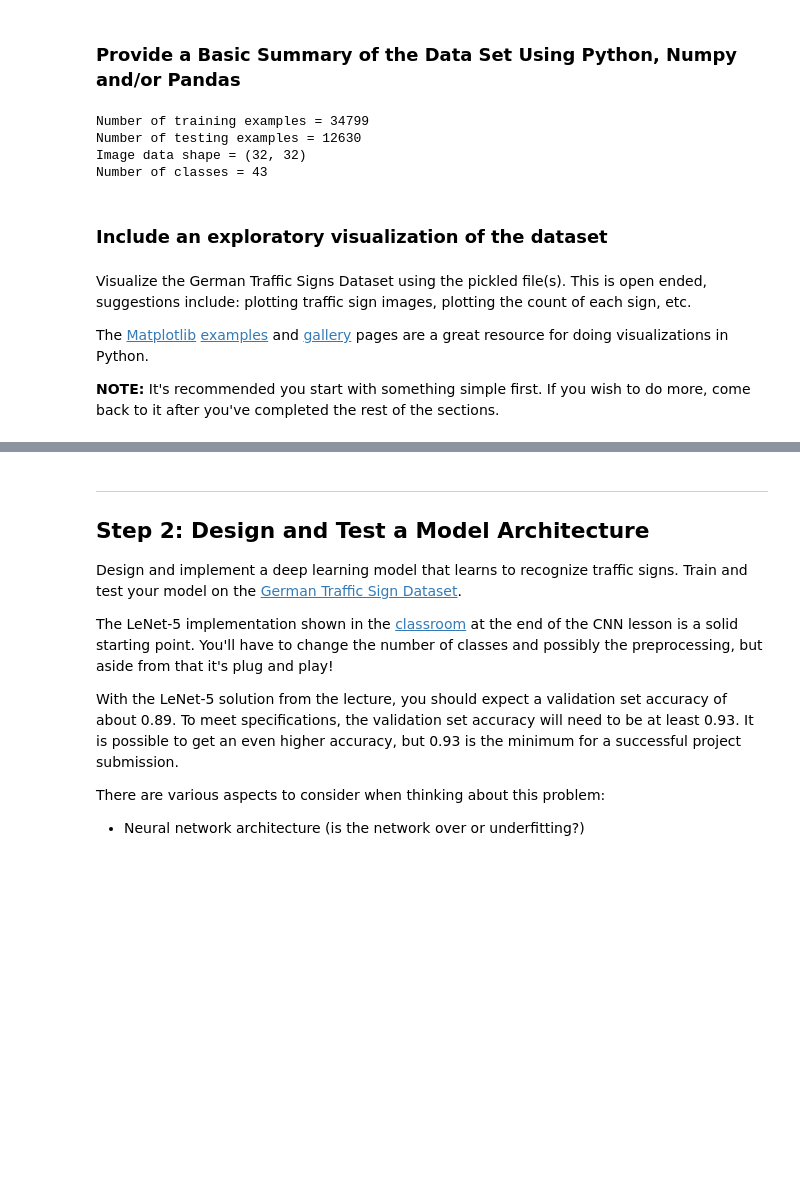
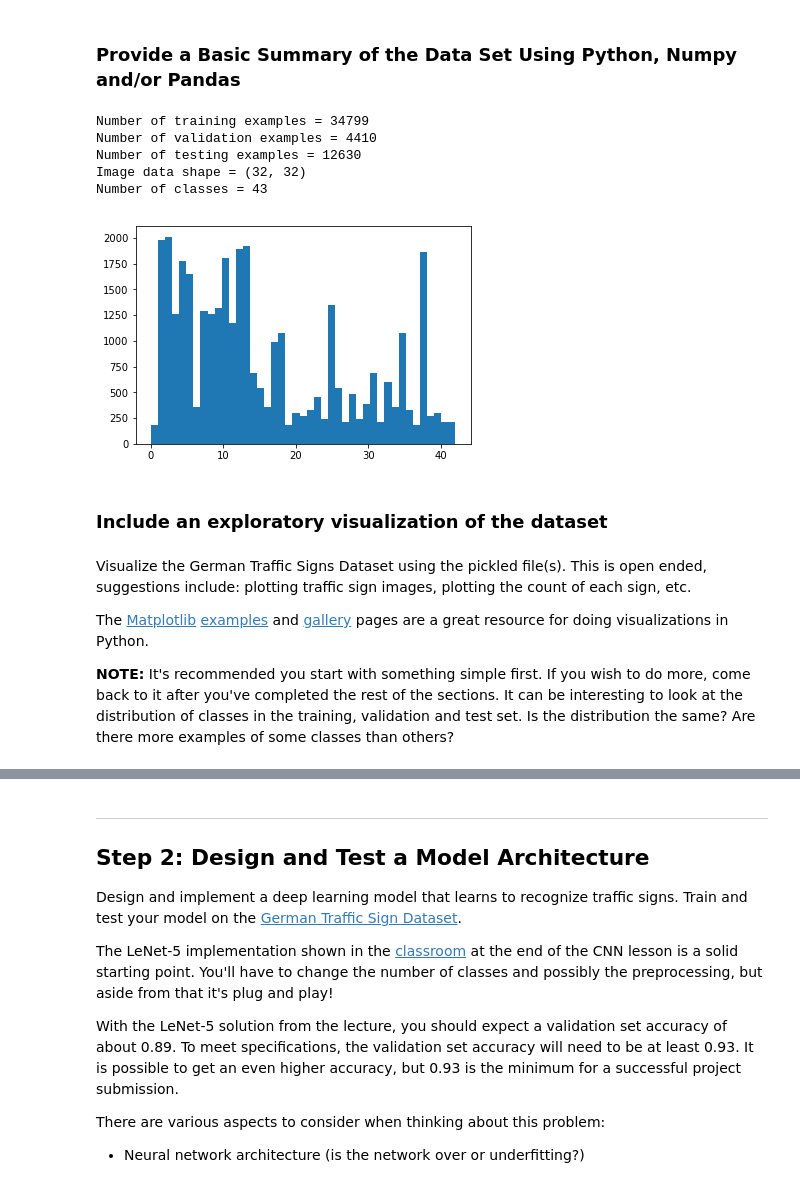
Before and after one commit to zaghaghi/CarND-Traffic-Sign-Classifier-Project, a Jupyter notebook: Traffic_Sign_Classifier.ipynb, the cells around one changed output, grey strips where cells are left out. Saved outputs shown, nothing was run; the diff lists cells and outputs as text; code cells hidden in the pictures; blank space fills up the shorter version.

```diff
--- a/Traffic_Sign_Classifier.ipynb
+++ b/Traffic_Sign_Classifier.ipynb
@@ -61,6 +61,9 @@ Complete the basic data summary below. Use python, numpy and/or pandas methods t
 
 # TODO: Number of training examples
 n_train = X_train.shape[0]
+
+# TODO: Number of validation examples
+n_validation = X_valid.shape[0]
 
 # TODO: Number of testing examples.
 n_test = X_test.shape[0]
@@ -72,14 +75,22 @@ image_shape = X_train.shape[1:3]
 n_classes = len(set(y_train))
 
 print("Number of training examples =", n_train)
+print("Number of validation examples =", n_validation)
 print("Number of testing examples =", n_test)
 print("Image data shape =", image_shape)
 print("Number of classes =", n_classes)
 # %% [output]
 Number of training examples = 34799
+Number of validation examples = 4410
 Number of testing examples = 12630
 Image data shape = (32, 32)
 Number of classes = 43
+# %%
+import matplotlib.pyplot as plt
+%matplotlib inline
+cls_hist = plt.hist(y_train, bins = n_classes)
+# %% [output]
+[figure, added]
 # %% [markdown]
 ### Include an exploratory visualization of the dataset
 # %% [markdown]
@@ -87,7 +98,7 @@ Visualize the German Traffic Signs Dataset using the pickled file(s). This is op
 
 The [Matplotlib](http://matplotlib.org/) [examples](http://matplotlib.org/examples/index.html) and [gallery](http://matplotlib.org/gallery.html) pages are a great resource for doing visualizations in Python.
 
-**NOTE:** It's recommended you start with something simple first. If you wish to do more, come back to it after you've completed the rest of the sections.
+**NOTE:** It's recommended you start with something simple first. If you wish to do more, come back to it after you've completed the rest of the sections. It can be interesting to look at the distribution of classes in the training, validation and test set. Is the distribution the same? Are there more examples of some classes than others?
 # %%
 def load_sign_names(filename):
     names = {}
```
Also changed, not shown: parts of 46 cells of this notebook, 27 other files.
